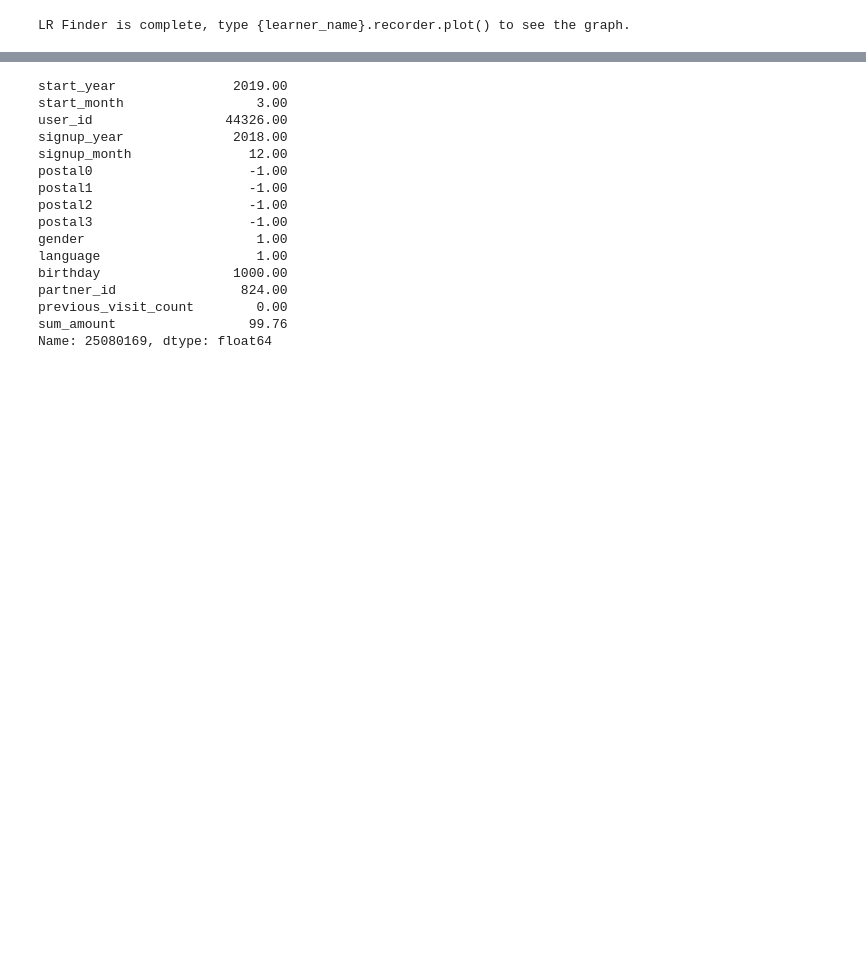
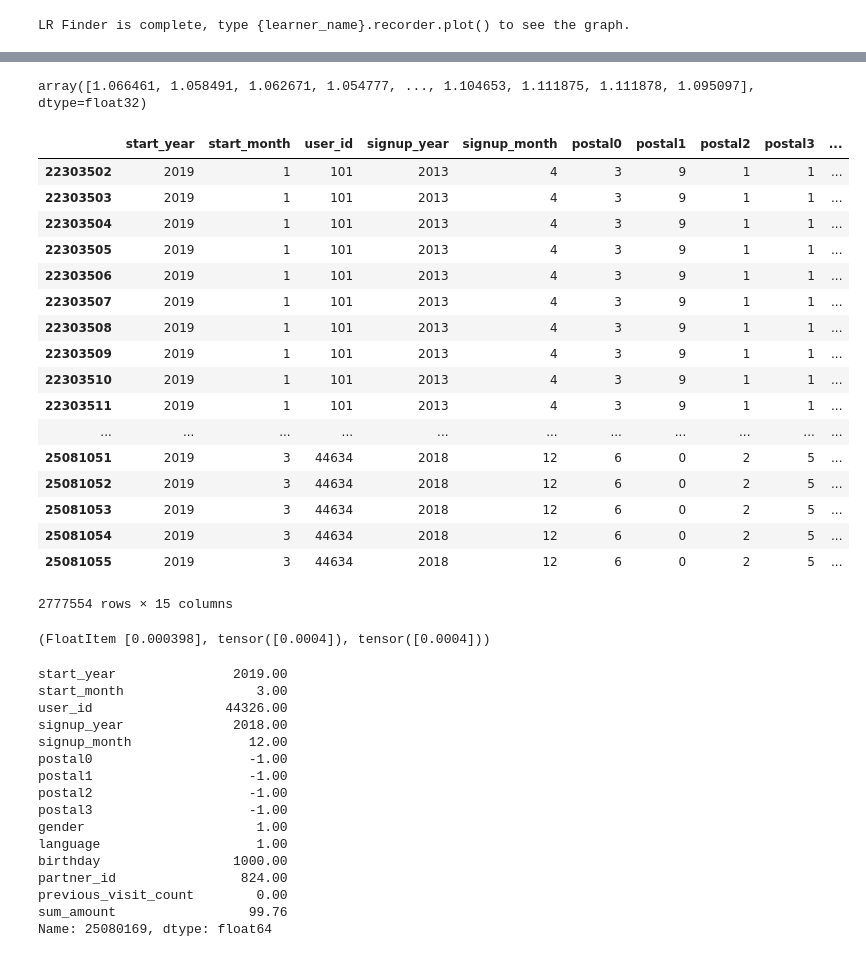
Before and after one commit to tomilsinszki/machine_learning, a Jupyter notebook: rc3.ipynb, the cells around one changed output, grey strips where cells are left out. Cells and saved outputs as stored; diff of their text form; code cells hidden in the pictures; blank space fills up the shorter version.

```diff
--- a/rc3.ipynb
+++ b/rc3.ipynb
@@ -418,3 +437,34 @@ learn.recorder.plot_losses()
+# %%
+sum_amount
+# %% [output]
+array([1.066461, 1.058491, 1.062671, 1.054777, ..., 1.104653, 1.111875, 1.111878, 1.095097], dtype=float32)
+# %%
+row = df_sample.iloc[9250:]
+# %%
+row
+# %% [output]
+|  | start_year | start_month | user_id | signup_year | signup_month | postal0 | postal1 | postal2 | postal3 | ... |
+| 22303502 | 2019 | 1 | 101 | 2013 | 4 | 3 | 9 | 1 | 1 | ... |
+| 22303503 | 2019 | 1 | 101 | 2013 | 4 | 3 | 9 | 1 | 1 | ... |
+| 22303504 | 2019 | 1 | 101 | 2013 | 4 | 3 | 9 | 1 | 1 | ... |
+| 22303505 | 2019 | 1 | 101 | 2013 | 4 | 3 | 9 | 1 | 1 | ... |
+| 22303506 | 2019 | 1 | 101 | 2013 | 4 | 3 | 9 | 1 | 1 | ... |
+| 22303507 | 2019 | 1 | 101 | 2013 | 4 | 3 | 9 | 1 | 1 | ... |
+| 22303508 | 2019 | 1 | 101 | 2013 | 4 | 3 | 9 | 1 | 1 | ... |
+| 22303509 | 2019 | 1 | 101 | 2013 | 4 | 3 | 9 | 1 | 1 | ... |
+| 22303510 | 2019 | 1 | 101 | 2013 | 4 | 3 | 9 | 1 | 1 | ... |
+| 22303511 | 2019 | 1 | 101 | 2013 | 4 | 3 | 9 | 1 | 1 | ... |
+| ... | ... | ... | ... | ... | ... | ... | ... | ... | ... | ... |
+| 25081051 | 2019 | 3 | 44634 | 2018 | 12 | 6 | 0 | 2 | 5 | ... |
+| 25081052 | 2019 | 3 | 44634 | 2018 | 12 | 6 | 0 | 2 | 5 | ... |
+| 25081053 | 2019 | 3 | 44634 | 2018 | 12 | 6 | 0 | 2 | 5 | ... |
+| 25081054 | 2019 | 3 | 44634 | 2018 | 12 | 6 | 0 | 2 | 5 | ... |
+| 25081055 | 2019 | 3 | 44634 | 2018 | 12 | 6 | 0 | 2 | 5 | ... |
+2777554 rows × 15 columns
+# %%
+learn.predict(row)
+# %% [output]
+(FloatItem [0.000398], tensor([0.0004]), tensor([0.0004]))
 # %%
 #row = df_sample.iloc[185815]
 row = df_sample.iloc[2785897]
```
Also changed, not shown: parts of 15 cells of this notebook.
